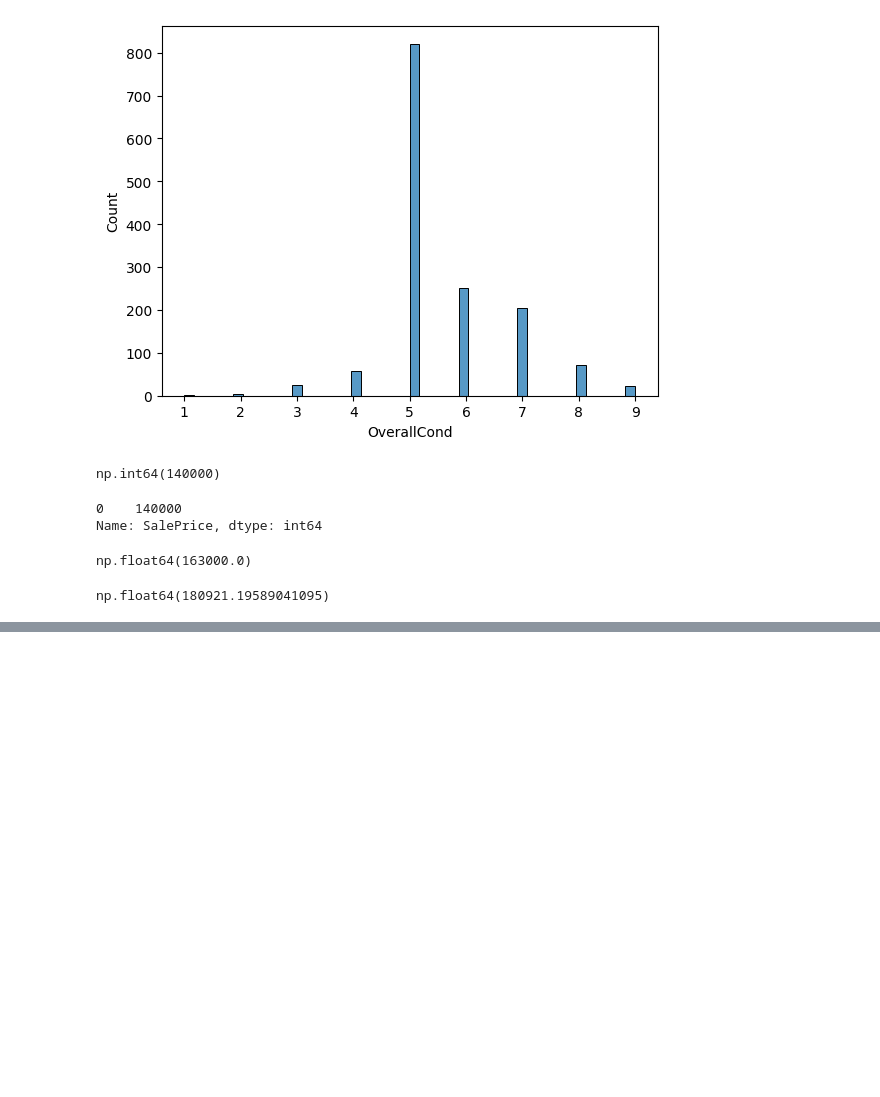
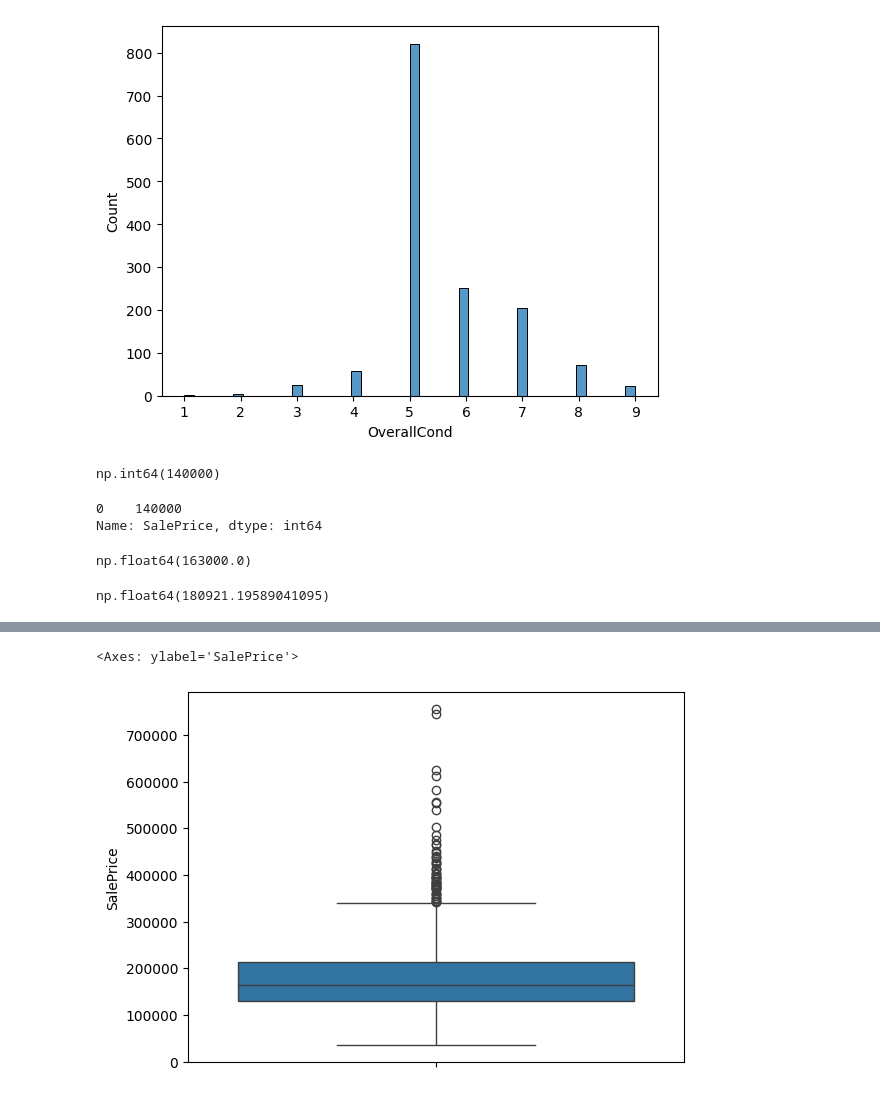
Before and after one commit to YakubovSlava/Lections_DS, a Jupyter notebook: Seminars/02_seminar_statistic/statistic.ipynb, the cells around one changed output, grey strips where cells are left out. Cells and saved outputs as stored; diff of their text form; code cells hidden in the pictures; blank space fills up the shorter version.

```diff
--- a/Seminars/02_seminar_statistic/statistic.ipynb
+++ b/Seminars/02_seminar_statistic/statistic.ipynb
@@ -254,0 +273,5 @@ Name: count, dtype: int64
+# %%
+sns.boxplot(data.SalePrice)
+# %% [output]
+<Axes: ylabel='SalePrice'>
+[figure, added]
```
Also changed, not shown: parts of 28 cells of this notebook.
